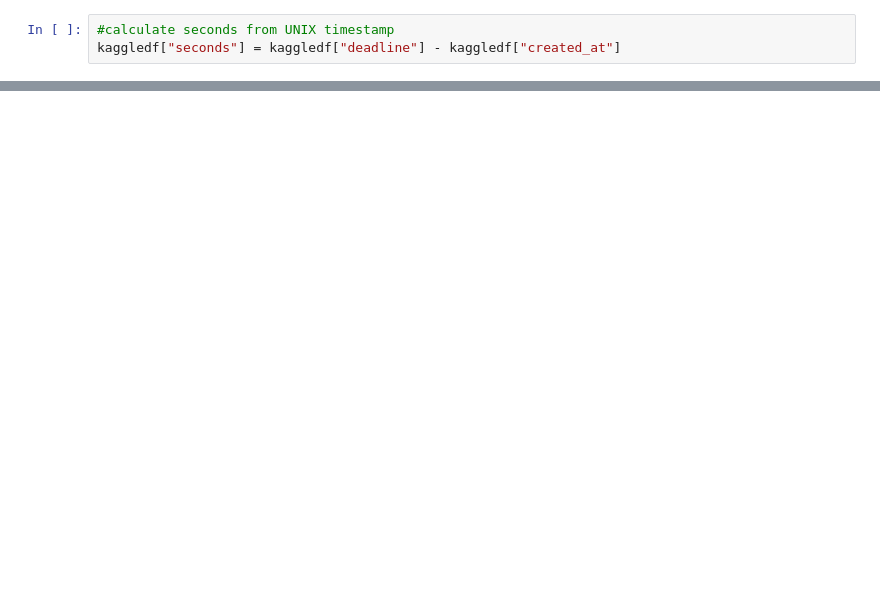
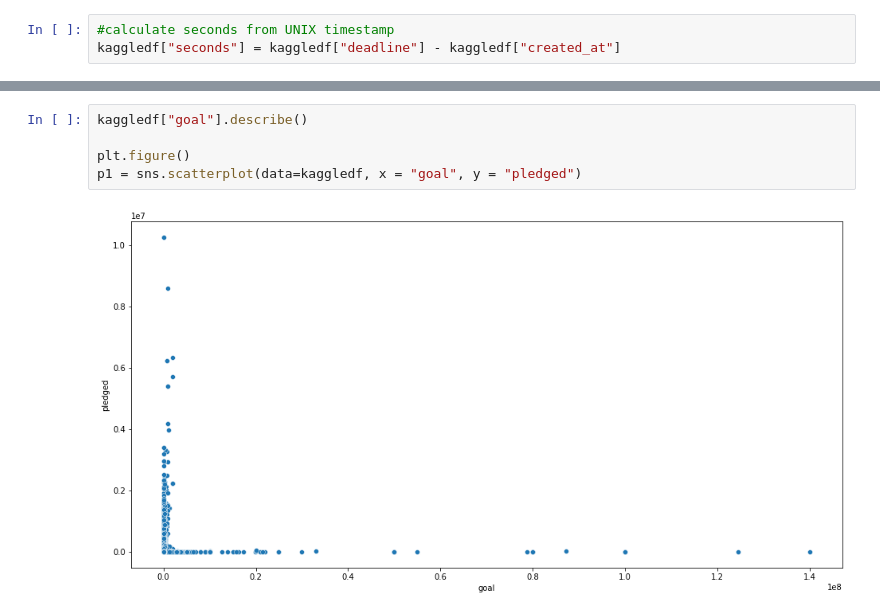
Before and after one commit to FXtrader6/KS_DSProject_VU, a Jupyter notebook: KS_project_trainset.ipynb, the cells around one changed output, grey strips where cells are left out. Cells and saved outputs as stored; diff of their text form; blank space fills up the shorter version.

Commit message:
updated functions + data exploration

```diff
--- a/KS_project_trainset.ipynb
+++ b/KS_project_trainset.ipynb
@@ -98,0 +113,7 @@ kaggledf
+# %%
+kaggledf["goal"].describe()
+
+plt.figure()
+p1 = sns.scatterplot(data=kaggledf, x = "goal", y = "pledged")
+# %% [output]
+[figure, added]
```
Also changed, not shown: parts of 11 cells of this notebook.
